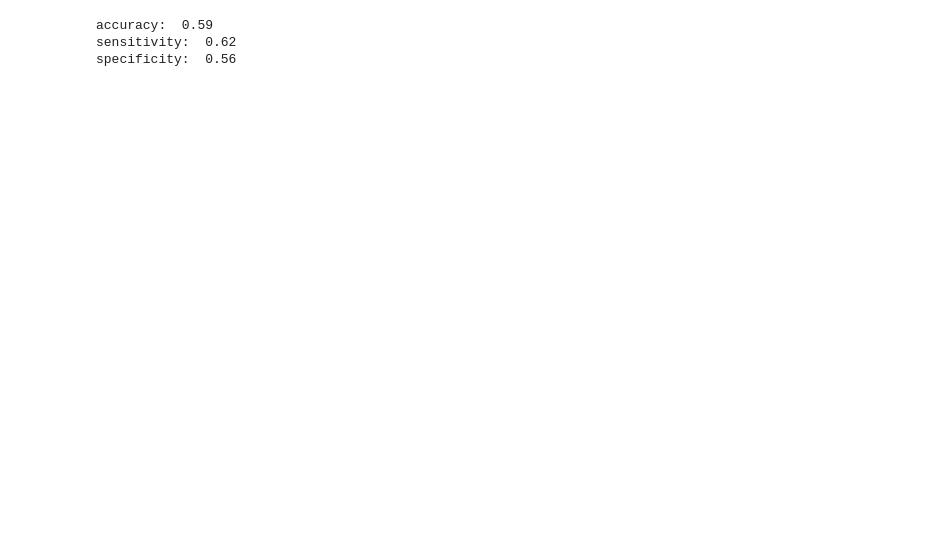
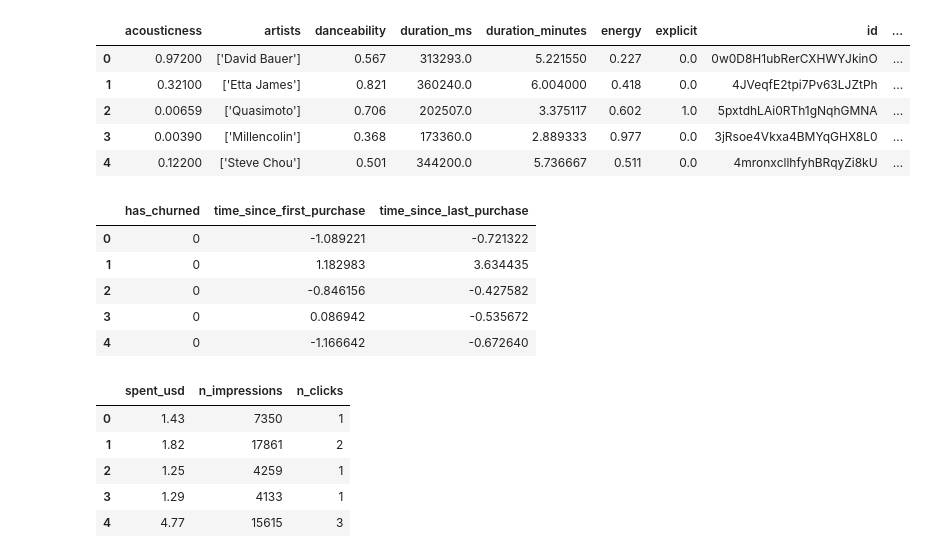
Before and after one commit to Rohanrathod7/my-ds-labs, a Jupyter notebook: 28_Sampling_in_Python/04_Bootstrap_Distributions.ipynb, the cells around one changed output. Cells and saved outputs as stored; diff of their text form; code cells hidden in the pictures; blank space fills up the shorter version.

```diff
--- a/28_Sampling_in_Python/04_Bootstrap_Distributions.ipynb
+++ b/28_Sampling_in_Python/04_Bootstrap_Distributions.ipynb
@@ -311,29 +9,40 @@ churn, mdl_churn_vs_relationship, and conf_matrix are available.
-# %%
-# Extract TN, TP, FN and FP from conf_matrix
-TN = conf_matrix[0, 0]
-TP = conf_matrix[1, 1]
-FN = conf_matrix[1, 0]
-FP = conf_matrix[0, 1]
-
-# Calculate and print the accuracy
-accuracy = (TN + TP) / (TN + FN + FP + TP)
-
-print("accuracy: ", accuracy)
-
-# Calculate and print the sensitivity
-sensitivity = TP / (TP + FN)
-print("sensitivity: ", sensitivity)
-
-# Calculate and print the specificity
-specificity = TN / (TN + FP)
-print("specificity: ", specificity)
-
-
-# Using these metrics, it becomes much easier to interpret and compare logistic regression models.
-
-# Congratulations on finishing the course! You’re now able to perform linear and logistic regression analysis in Python!
-# Tweet us your feedback and tell us what you think.
-# %% [output]
-accuracy:  0.59
-sensitivity:  0.62
-specificity:  0.56
+# %%
+
+import pandas as pd
+
+url = "https://raw.githubusercontent.com/Rohanrathod7/my-ds-labs/main/28_Sampling_in_Python/dataset/spotify_2000_2020.feather"
+# Read the CSV file
+# The original code tried to read a feather file as a CSV, and had a UnicodeDecodeError.
+# The file extension is feather, so it should be read using pd.read_feather.
+# Also, the variable name was confusing, it should be spotify_population.
+spotify_sample = pd.read_feather(url)
+display(spotify_sample.head())
+
+url = "https://raw.githubusercontent.com/Rohanrathod7/my-ds-labs/main/26_Introduction_to_Regression_with_statsmodels_in_Python/dataset/churn.csv"
+# Read the CSV file
+churn = pd.read_csv(url)
+display(churn.head())
+
+url = "https://raw.githubusercontent.com/Rohanrathod7/my-ds-labs/main/26_Introduction_to_Regression_with_statsmodels_in_Python/dataset/ad_conversion.csv"
+# Read the CSV file
+ad_conversion = pd.read_csv(url)
+display(ad_conversion.head())
+# %% [output]
+|  | acousticness | artists | danceability | duration_ms | duration_minutes | energy | explicit | id | ... |
+| 0 | 0.97200 | ['David Bauer'] | 0.567 | 313293.0 | 5.221550 | 0.227 | 0.0 | 0w0D8H1ubRerCXHWYJkinO | ... |
+| 1 | 0.32100 | ['Etta James'] | 0.821 | 360240.0 | 6.004000 | 0.418 | 0.0 | 4JVeqfE2tpi7Pv63LJZtPh | ... |
+| 2 | 0.00659 | ['Quasimoto'] | 0.706 | 202507.0 | 3.375117 | 0.602 | 1.0 | 5pxtdhLAi0RTh1gNqhGMNA | ... |
+| 3 | 0.00390 | ['Millencolin'] | 0.368 | 173360.0 | 2.889333 | 0.977 | 0.0 | 3jRsoe4Vkxa4BMYqGHX8L0 | ... |
+| 4 | 0.12200 | ['Steve Chou'] | 0.501 | 344200.0 | 5.736667 | 0.511 | 0.0 | 4mronxcllhfyhBRqyZi8kU | ... |
+|  | has_churned | time_since_first_purchase | time_since_last_purchase |
+| 0 | 0 | -1.089221 | -0.721322 |
+| 1 | 0 | 1.182983 | 3.634435 |
+| 2 | 0 | -0.846156 | -0.427582 |
+| 3 | 0 | 0.086942 | -0.535672 |
+| 4 | 0 | -1.166642 | -0.672640 |
+|  | spent_usd | n_impressions | n_clicks |
+| 0 | 1.43 | 7350 | 1 |
+| 1 | 1.82 | 17861 | 2 |
+| 2 | 1.25 | 4259 | 1 |
+| 3 | 1.29 | 4133 | 1 |
+| 4 | 4.77 | 15615 | 3 |
```
Also changed, not shown: parts of 34 cells of this notebook.
